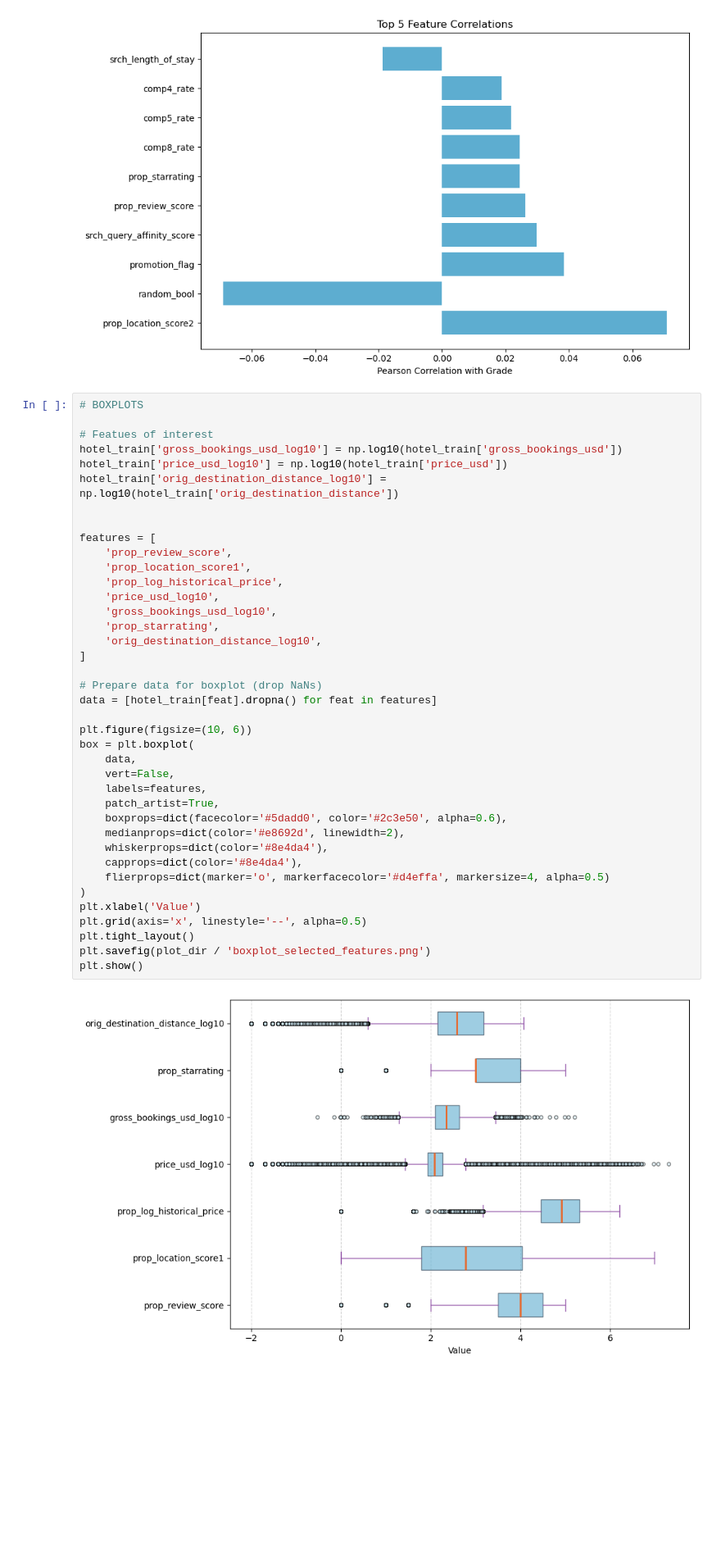
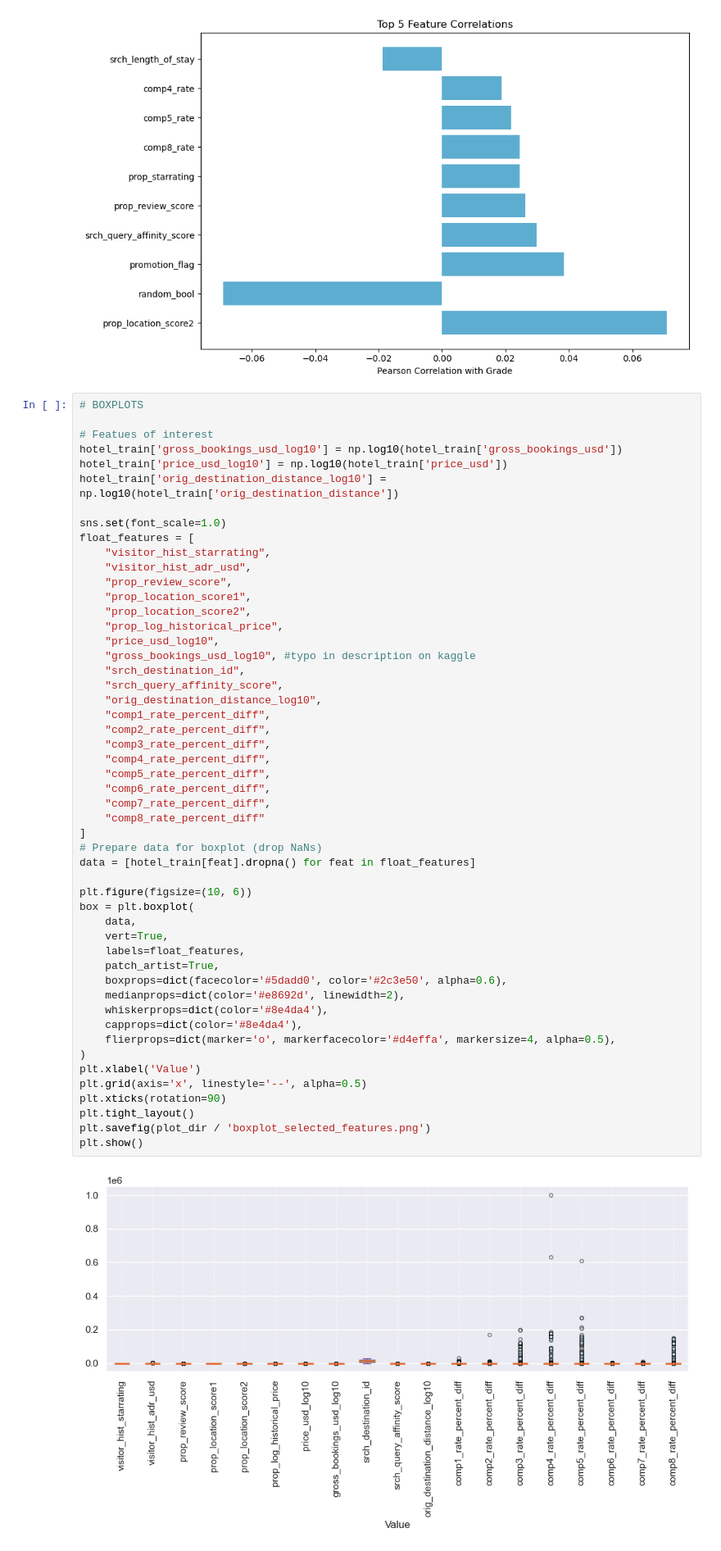
Before and after one commit to emmaarussi/hotel-estimation, a Jupyter notebook: notebooks/exploratory_analysis.ipynb, the cells around one changed output. Shown at 82% size. Saved outputs shown, nothing was run; the diff lists cells and outputs as text; blank space fills up the shorter version.

```diff
--- a/notebooks/exploratory_analysis.ipynb
+++ b/notebooks/exploratory_analysis.ipynb
@@ -204,41 +204,53 @@ plt.show()
 # %%
 # BOXPLOTS
 
 # Featues of interest
 hotel_train['gross_bookings_usd_log10'] = np.log10(hotel_train['gross_bookings_usd'])
 hotel_train['price_usd_log10'] = np.log10(hotel_train['price_usd'])
 hotel_train['orig_destination_distance_log10'] = np.log10(hotel_train['orig_destination_distance'])
 
-
-features = [
-    'prop_review_score',
-    'prop_location_score1',
-    'prop_log_historical_price',
-    'price_usd_log10',
-    'gross_bookings_usd_log10',
-    'prop_starrating',
-    'orig_destination_distance_log10',
+sns.set(font_scale=1.0)
+float_features = [
+    "visitor_hist_starrating",
+    "visitor_hist_adr_usd",
+    "prop_review_score",
+    "prop_location_score1",
+    "prop_location_score2",
+    "prop_log_historical_price",
+    "price_usd_log10",
+    "gross_bookings_usd_log10", #typo in description on kaggle
+    "srch_destination_id",
+    "srch_query_affinity_score",
+    "orig_destination_distance_log10",
+    "comp1_rate_percent_diff",
+    "comp2_rate_percent_diff",
+    "comp3_rate_percent_diff",
+    "comp4_rate_percent_diff",
+    "comp5_rate_percent_diff",
+    "comp6_rate_percent_diff",
+    "comp7_rate_percent_diff",
+    "comp8_rate_percent_diff"
 ]
-
 # Prepare data for boxplot (drop NaNs)
-data = [hotel_train[feat].dropna() for feat in features]
+data = [hotel_train[feat].dropna() for feat in float_features]
 
 plt.figure(figsize=(10, 6))
 box = plt.boxplot(
     data,
-    vert=False,
-    labels=features,
+    vert=True,
+    labels=float_features,
     patch_artist=True,
     boxprops=dict(facecolor='#5dadd0', color='#2c3e50', alpha=0.6),
     medianprops=dict(color='#e8692d', linewidth=2),
     whiskerprops=dict(color='#8e4da4'),
     capprops=dict(color='#8e4da4'),
-    flierprops=dict(marker='o', markerfacecolor='#d4effa', markersize=4, alpha=0.5)
+    flierprops=dict(marker='o', markerfacecolor='#d4effa', markersize=4, alpha=0.5),
 )
 plt.xlabel('Value')
 plt.grid(axis='x', linestyle='--', alpha=0.5)
+plt.xticks(rotation=90)
 plt.tight_layout()
 plt.savefig(plot_dir / 'boxplot_selected_features.png')
 plt.show()
 # %% [output]
-[figure, old version]
+[figure, new version]
```
Also changed, not shown: parts of 3 cells of this notebook, 9 other files.
